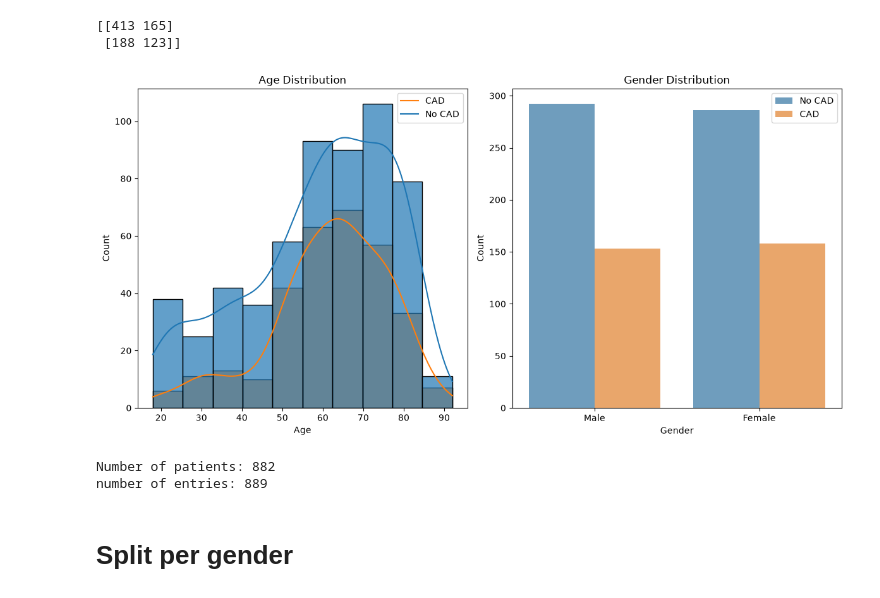
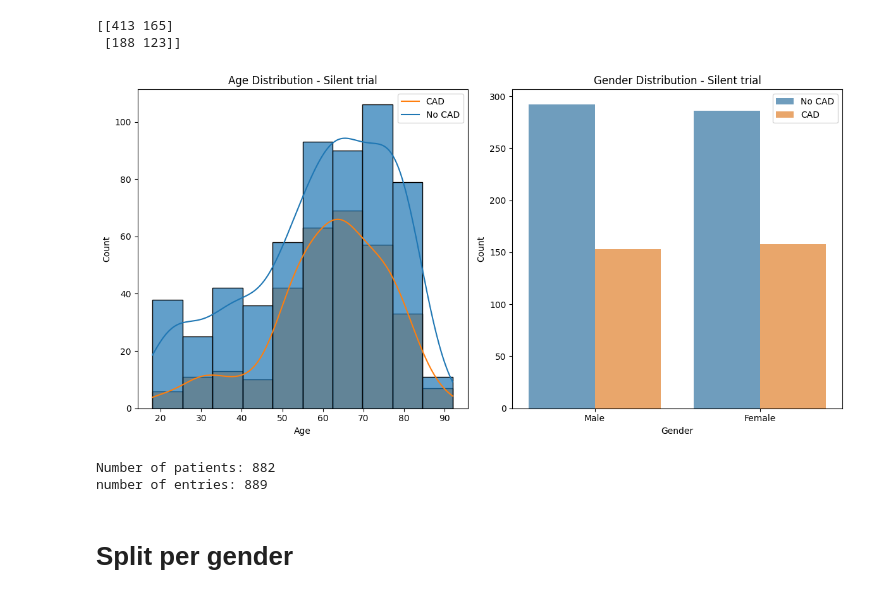
Before and after one commit to UPOD-datascience/ARGUS2_public, a Jupyter notebook: analysis_scripts/3_Performance_assesment_silent_trial.ipynb, the cells around one changed output. Drawn from its saved outputs; the diff is of its cells as text; code cells hidden in the pictures.

```diff
--- a/analysis_scripts/3_Performance_assesment_silent_trial.ipynb
+++ b/analysis_scripts/3_Performance_assesment_silent_trial.ipynb
@@ -323,39 +323,39 @@ label_order = [0, 1]  # 0 = No CAD, 1 = CAD
 # Age distribution with label hue
 plt.subplot(1, 2, 1)
 sns.histplot(data=df_labels_final, x="Age", hue="Label", bins=10, alpha=0.7, kde=True)
-plt.title("Age Distribution")
+plt.title("Age Distribution - Silent trial")
 plt.xlabel("Age")
 plt.ylabel("Count")
 plt.legend(
     [
         "CAD",
         "No CAD",
     ]
 )
 
 # Gender distribution with label hue
 plt.subplot(1, 2, 2)
 sns.countplot(data=df_labels_final, x="gender", hue="Label", alpha=0.7, hue_order=label_order)
 plt.xticks([0, 1], ["Male", "Female"])
 plt.xticks([0, 1], ["Male", "Female"])
-plt.title("Gender Distribution")
+plt.title("Gender Distribution - Silent trial")
 plt.xlabel("Gender")
 plt.ylabel("Count")
 handles, labels = plt.gca().get_legend_handles_labels()
 plt.legend(handles, ["No CAD", "CAD"], loc="upper right", frameon=True)
 
 
 plt.tight_layout()
 plt.savefig("output/Supp_Figure S3 B Age and gender distribution per outcome of the silent trial performance evaluation cohort.svg", bbox_inches="tight")
 plt.show()
 
 # print value_counts for gender and label combination
 pd.crosstab(df_labels_final["gender"], df_labels_final["Label"], margins=True)
 
 print(f"Number of patients: {df_labels_final['patientPseuID'].nunique()}")
 print(f"number of entries: {len(df_labels_final)}")
 # %% [output]
-[figure, old version]
+[figure, new version]
 Number of patients: 882
 number of entries: 889
 # %% [markdown]
```
Also changed, not shown: parts of 4 cells of this notebook, 10 other files.
